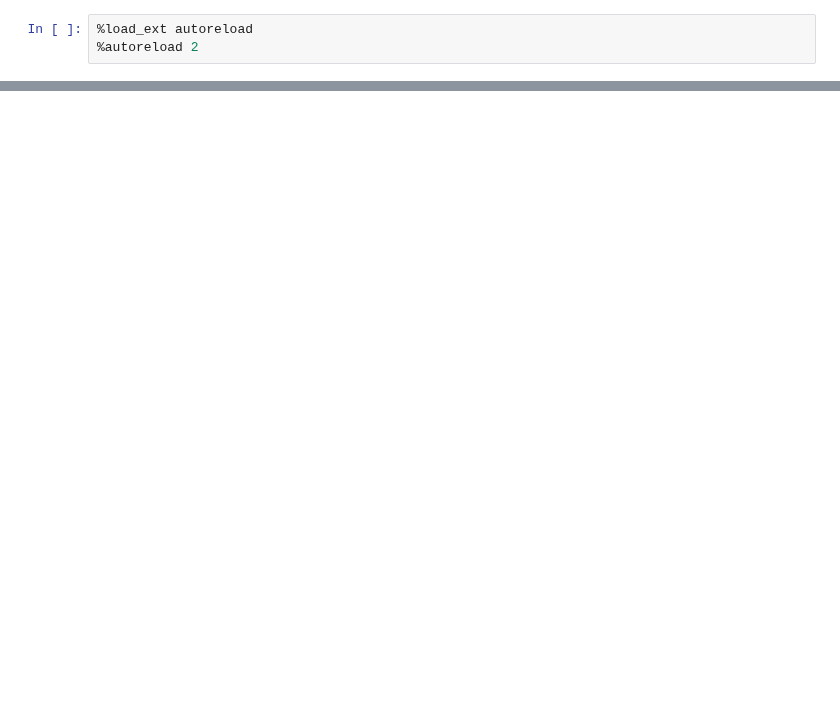
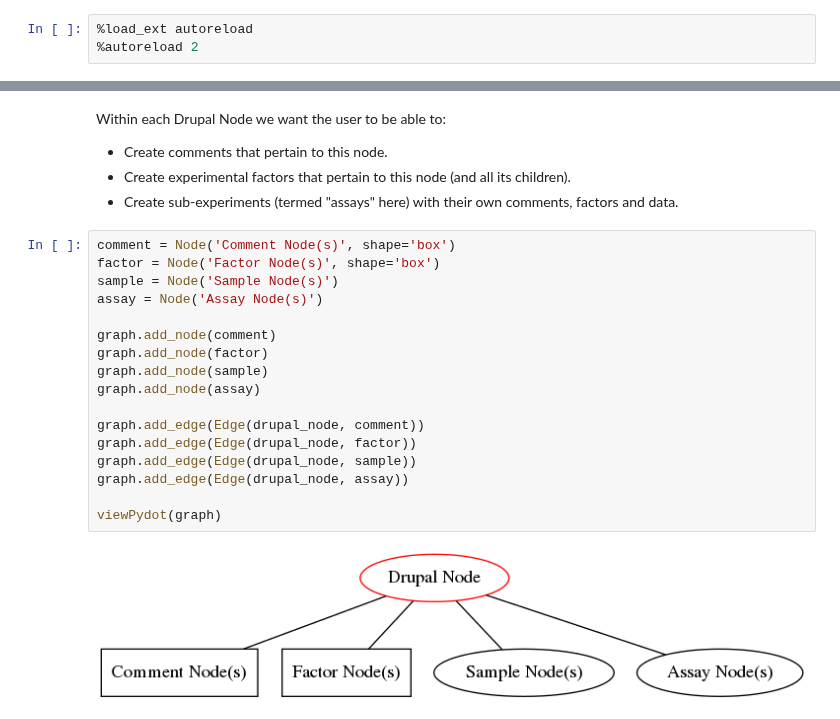
Before and after one commit to biggstd/isaDream, a Jupyter notebook: dev_notebooks/Model_Design.ipynb, the cells around one changed output, grey strips where cells are left out. Cells and saved outputs as stored; diff of their text form; blank space fills up the shorter version.

```diff
--- a/dev_notebooks/Model_Design.ipynb
+++ b/dev_notebooks/Model_Design.ipynb
@@ -91,0 +43,25 @@ class Node(Common)
+# %% [markdown]
+Within each Drupal Node we want the user to be able to:
+
++ Create comments that pertain to this node.
++ Create experimental factors that pertain to this node (and all its children).
++ Create sub-experiments (termed "assays" here) with their own comments, factors and data.
+# %%
+comment = Node('Comment Node(s)', shape='box')
+factor = Node('Factor Node(s)', shape='box')
+sample = Node('Sample Node(s)')
+assay = Node('Assay Node(s)')
+
+graph.add_node(comment)
+graph.add_node(factor)
+graph.add_node(sample)
+graph.add_node(assay)
+
+graph.add_edge(Edge(drupal_node, comment))
+graph.add_edge(Edge(drupal_node, factor))
+graph.add_edge(Edge(drupal_node, sample))
+graph.add_edge(Edge(drupal_node, assay))
+
+viewPydot(graph)
+# %% [output]
+[figure, added]
```
Also changed, not shown: parts of 38 cells of this notebook, 9 other files.
